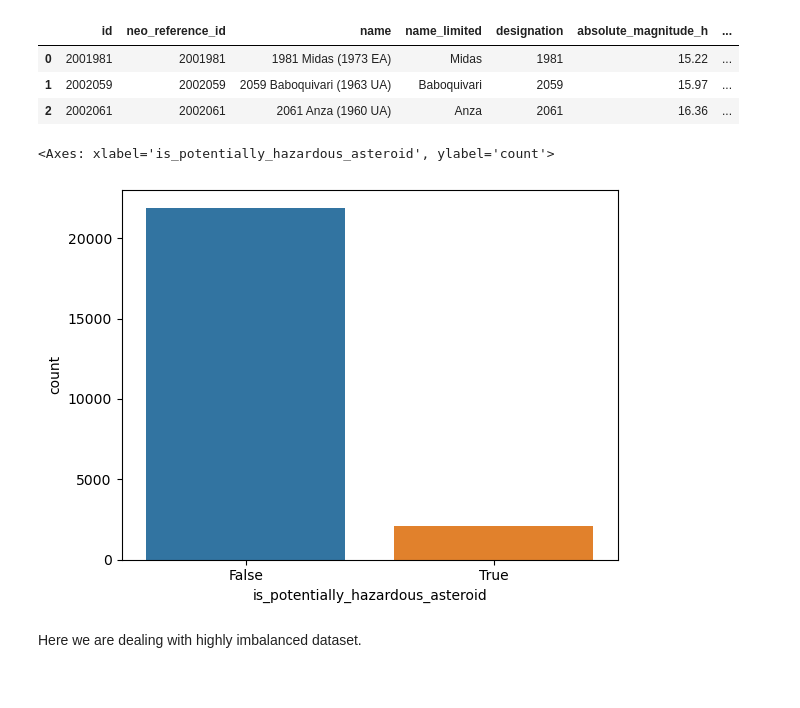
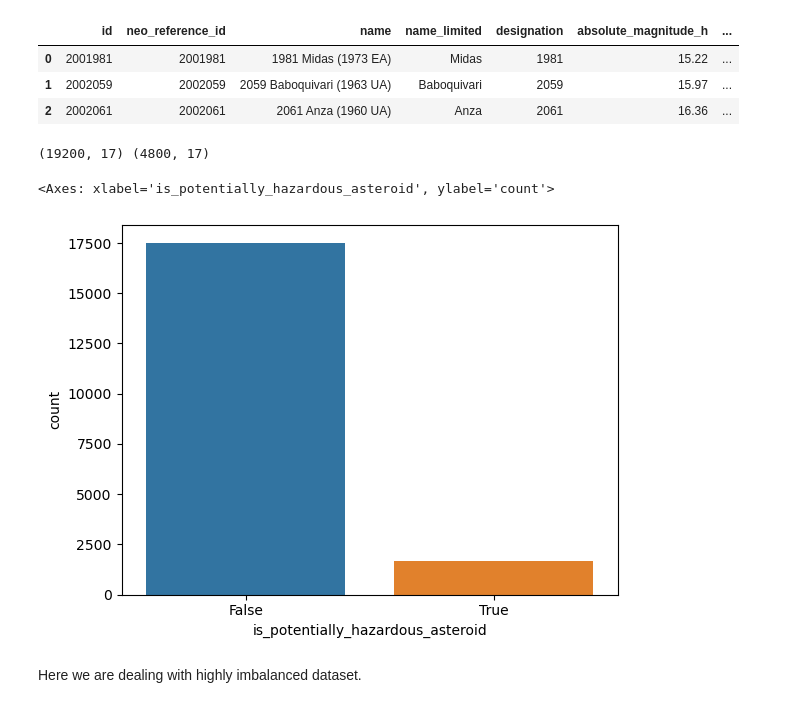
Before and after one commit to nadiia-duiunova/Hackathon, a Jupyter notebook: hakathon/2.space_problem.ipynb, the cells around one changed output. Saved outputs shown, nothing was run; the diff lists cells and outputs as text; code cells hidden in the pictures.

```diff
--- a/hakathon/2.space_problem.ipynb
+++ b/hakathon/2.space_problem.ipynb
@@ -8,19 +9,25 @@ from sklearn.linear_model import LinearRegression, LogisticRegression
 from sklearn.model_selection import cross_val_score, train_test_split
 from sklearn.metrics import classification_report
 # %%
-data = pd.read_csv('Near-Earth-Objects.csv', index_col=0)
+data = pd.read_csv('2.Near-Earth-Objects.csv', index_col=0)
 data.head(3)
 # %% [output]
 |  | id | neo_reference_id | name | name_limited | designation | absolute_magnitude_h | ... |
 | 0 | 2001981 | 2001981 | 1981 Midas (1973 EA) | Midas | 1981 | 15.22 | ... |
 | 1 | 2002059 | 2002059 | 2059 Baboquivari (1963 UA) | Baboquivari | 2059 | 15.97 | ... |
 | 2 | 2002061 | 2002061 | 2061 Anza (1960 UA) | Anza | 2061 | 16.36 | ... |
+# %%
+data_train, data_test = train_test_split(data, test_size=0.2, random_state=42)
+# %%
+print(data_train.shape, data_test.shape)
+# %% [output]
+(19200, 17) (4800, 17)
 # %%
 TARGET = 'is_potentially_hazardous_asteroid'
-sns.countplot(x=data[TARGET])
+sns.countplot(x=data_train[TARGET])
 # %% [output]
 <Axes: xlabel='is_potentially_hazardous_asteroid', ylabel='count'>
-[figure, old version]
+[figure, new version]
 # %% [markdown]
 Here we are dealing with highly imbalanced dataset.
 # %% [markdown]
```
Also changed, not shown: parts of 30 cells of this notebook.
